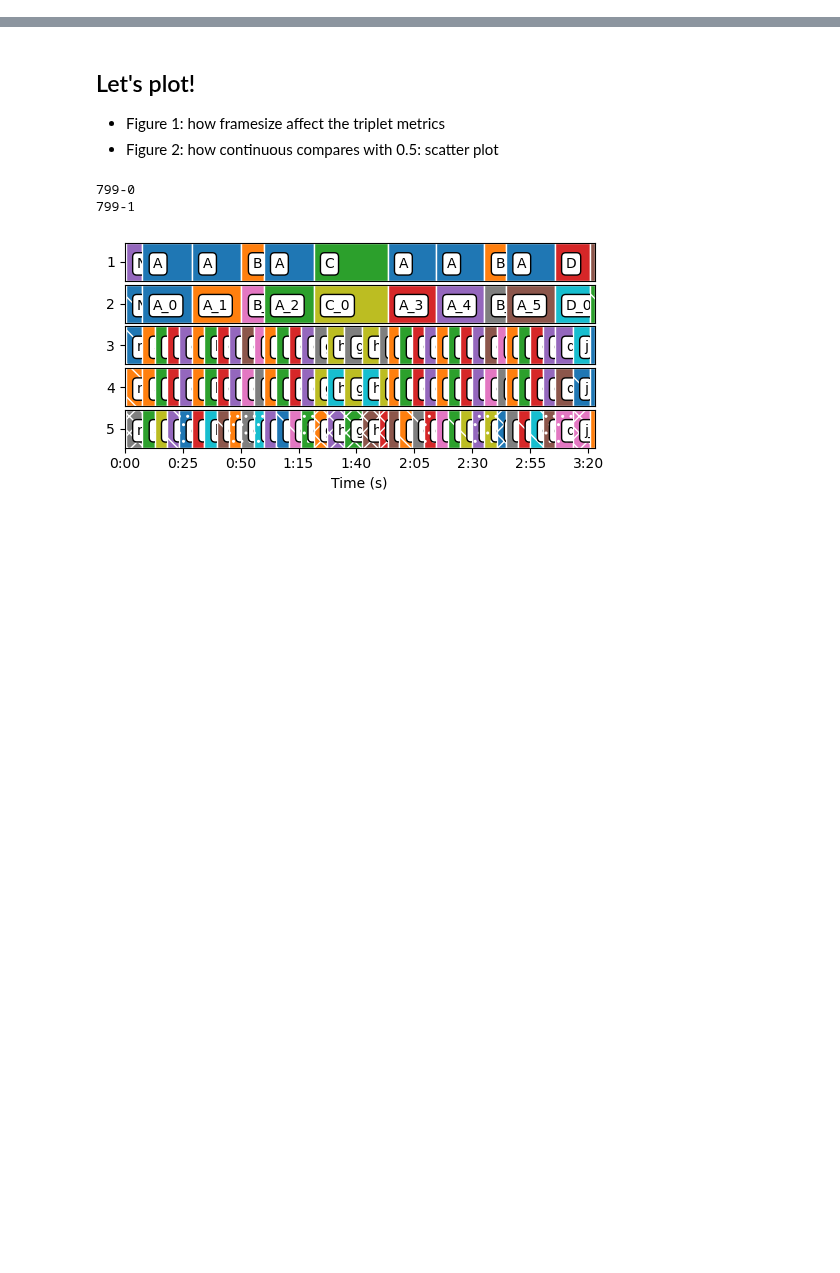
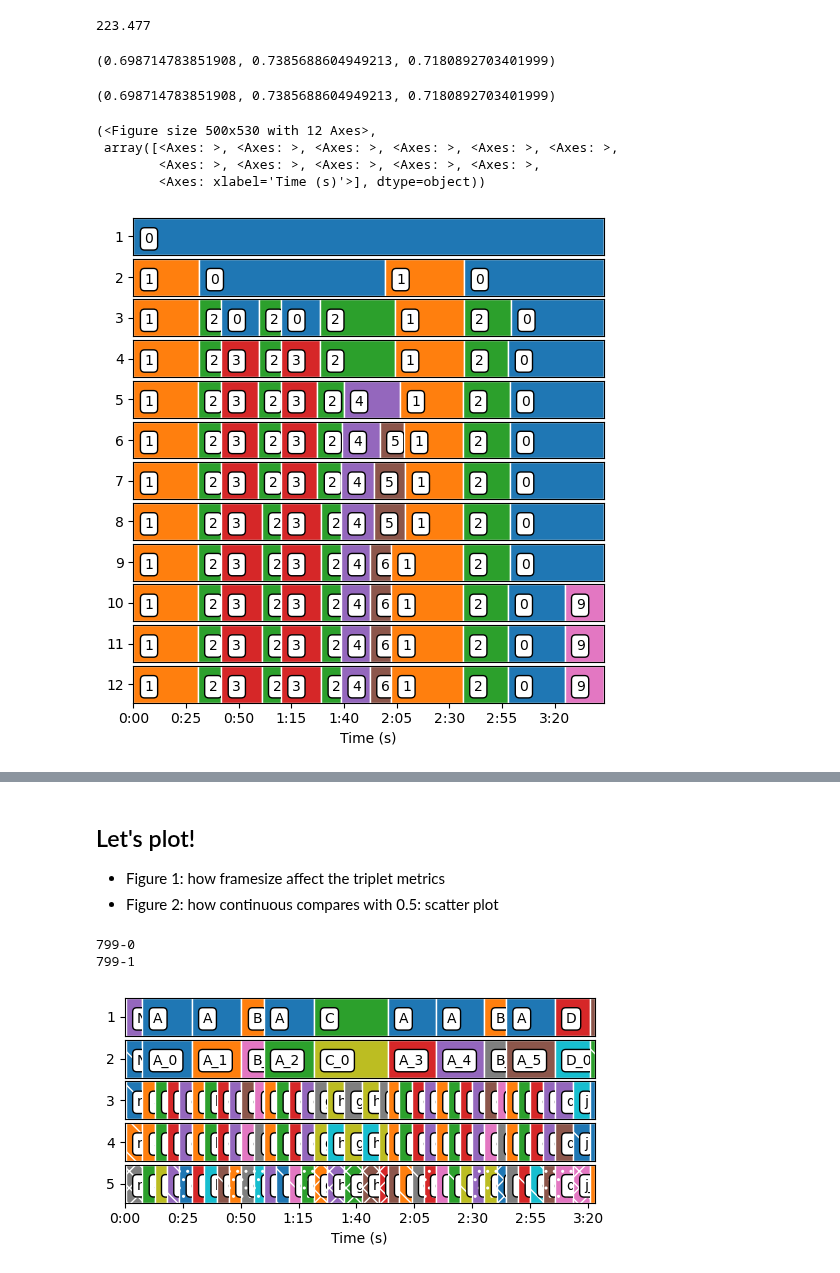
Before and after one commit to tomxi/bnl, a Jupyter notebook: scripts/ws.ipynb, the cells around one changed output, grey strips where cells are left out. Drawn from its saved outputs; the diff is of its cells as text; code cells hidden in the pictures; blank space fills up the shorter version.

```diff
--- a/scripts/ws.ipynb
+++ b/scripts/ws.ipynb
@@ -6,0 +10,6 @@ from bnl import viz
+# %%
+fio.ROOT_DATA_DIR = '/Users/tomxi/data/'
+tid = '1437'
+
+est = fio.adobe_hiers(tid)
+ref1, ref2 = fio.salami_ref_hiers(tid)
@@ -6,0 +31,23 @@ from bnl import viz
+# %%
+est.T
+# %% [output]
+223.477
+# %%
+a,b = mtr.align_hier(ref2, ref1)
+mtr.lmeasure(a, b)
+# %% [output]
+(0.698714783851908, 0.7385688604949213, 0.7180892703401999)
+# %%
+mtr.lmeasure(ref2, ref1)
+# %% [output]
+(0.698714783851908, 0.7385688604949213, 0.7180892703401999)
+# %%
+new_ref1, new_est = mtr.align_hier(ref1, est)
+# %%
+new_est.plot()
+# %% [output]
+(<Figure size 500x530 with 12 Axes>,
+ array([<Axes: >, <Axes: >, <Axes: >, <Axes: >, <Axes: >, <Axes: >,
+        <Axes: >, <Axes: >, <Axes: >, <Axes: >, <Axes: >,
+        <Axes: xlabel='Time (s)'>], dtype=object))
+[figure, added]
```
Also changed, not shown: parts of 31 cells of this notebook, 4 other files.
